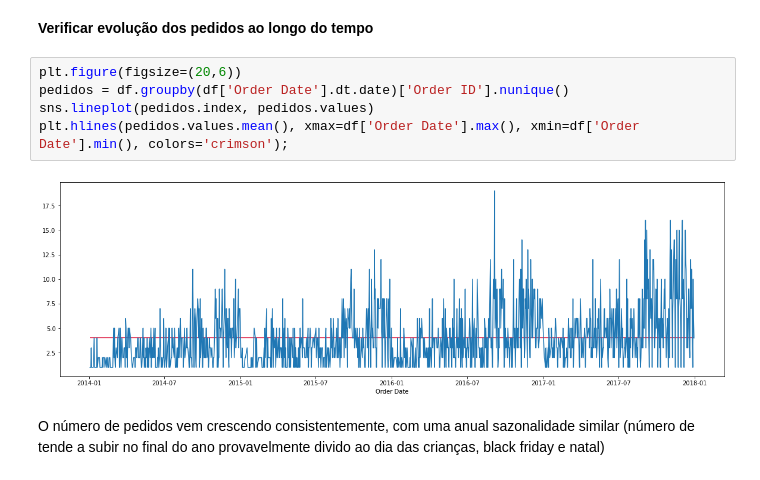
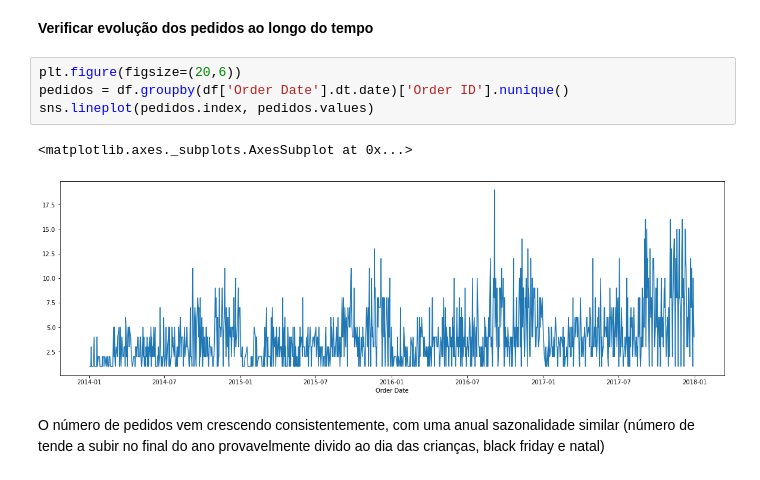
Before and after one commit to thaispatricio9/compras_analise_BI, a Jupyter notebook: 01_tratamento_e_eda.ipynb, the cells around one changed output. Drawn from its saved outputs; the diff is of its cells as text.

```diff
--- a/01_tratamento_e_eda.ipynb
+++ b/01_tratamento_e_eda.ipynb
@@ -242,10 +242,10 @@ Me preocupa termos 1870 pedidos com profit negativos, investigaria melhor essa q
 # %%
 plt.figure(figsize=(20,6))
 pedidos = df.groupby(df['Order Date'].dt.date)['Order ID'].nunique()
 sns.lineplot(pedidos.index, pedidos.values)
-plt.hlines(pedidos.values.mean(), xmax=df['Order Date'].max(), xmin=df['Order Date'].min(), colors='crimson');
 # %% [output]
+<matplotlib.axes._subplots.AxesSubplot at 0x...>
-[figure, old version]
+[figure, new version]
 # %% [markdown]
 O número de pedidos vem crescendo consistentemente, com uma anual sazonalidade similar (número de tende a subir no final do ano provavelmente divido ao dia das crianças, black friday e natal)
 # %%
```
Also changed, not shown: parts of 2 cells of this notebook.
